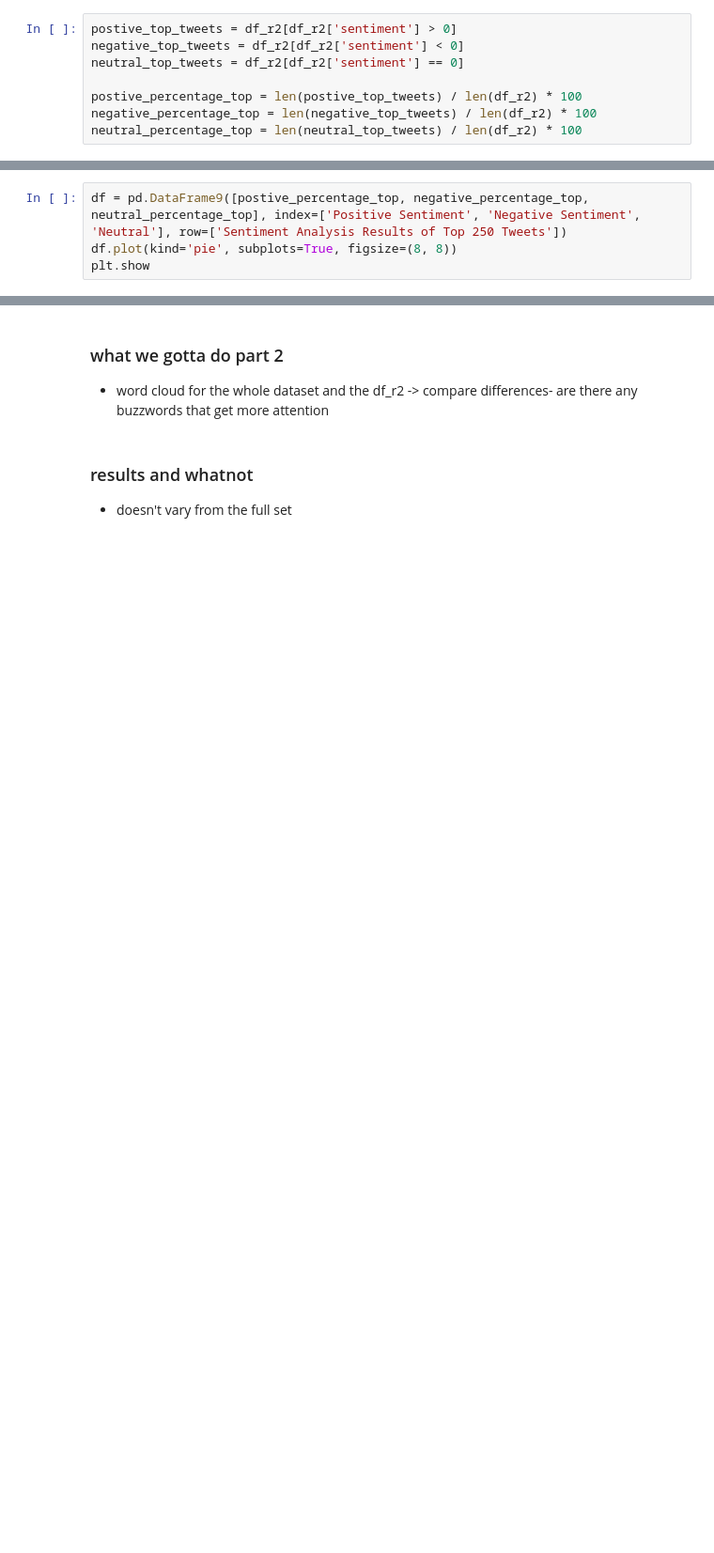
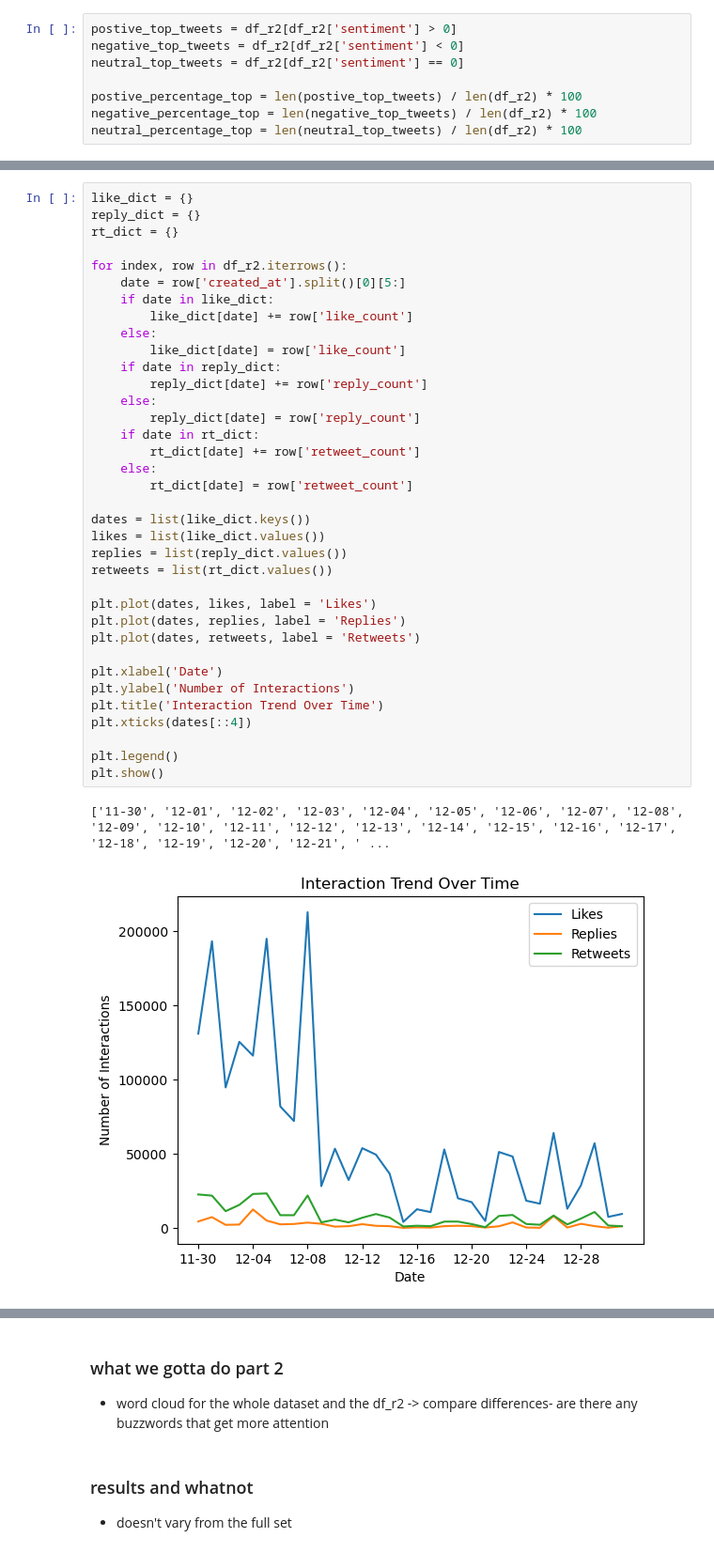
Before and after one commit to ReproTeach/final-project-lc_sa_sm_team, a Jupyter notebook: project_draft.ipynb, the cells around one changed output, grey strips where cells are left out. Shown at 94% size. Cells and saved outputs as stored; diff of their text form; blank space fills up the shorter version.

Commit message:
Added three graphs to project_draft.ipynb

```diff
--- a/project_draft.ipynb
+++ b/project_draft.ipynb
@@ -178,4 +247,39 @@ plt.show()
-# %%
-df = pd.DataFrame9([postive_percentage_top, negative_percentage_top, neutral_percentage_top], index=['Positive Sentiment', 'Negative Sentiment', 'Neutral'], row=['Sentiment Analysis Results of Top 250 Tweets'])
-df.plot(kind='pie', subplots=True, figsize=(8, 8))
-plt.show
+# %%
+like_dict = {}
+reply_dict = {}
+rt_dict = {}
+
+for index, row in df_r2.iterrows():
+    date = row['created_at'].split()[0][5:]
+    if date in like_dict:
+        like_dict[date] += row['like_count']
+    else:
+        like_dict[date] = row['like_count']
+    if date in reply_dict:
+        reply_dict[date] += row['reply_count']
+    else:
+        reply_dict[date] = row['reply_count']
+    if date in rt_dict:
+        rt_dict[date] += row['retweet_count']
+    else:
+        rt_dict[date] = row['retweet_count']
+
+dates = list(like_dict.keys())
+likes = list(like_dict.values())
+replies = list(reply_dict.values())
+retweets = list(rt_dict.values())
+
+plt.plot(dates, likes, label = 'Likes')
+plt.plot(dates, replies, label = 'Replies')
+plt.plot(dates, retweets, label = 'Retweets')
+
+plt.xlabel('Date')
+plt.ylabel('Number of Interactions')
+plt.title('Interaction Trend Over Time')
+plt.xticks(dates[::4])
+
+plt.legend()
+plt.show()
+# %% [output]
+['11-30', '12-01', '12-02', '12-03', '12-04', '12-05', '12-06', '12-07', '12-08', '12-09', '12-10', '12-11', '12-12', '12-13', '12-14', '12-15', '12-16', '12-17', '12-18', '12-19', '12-20', '12-21', ' ...
+[figure, added]
```
Also changed, not shown: parts of 12 cells of this notebook.
